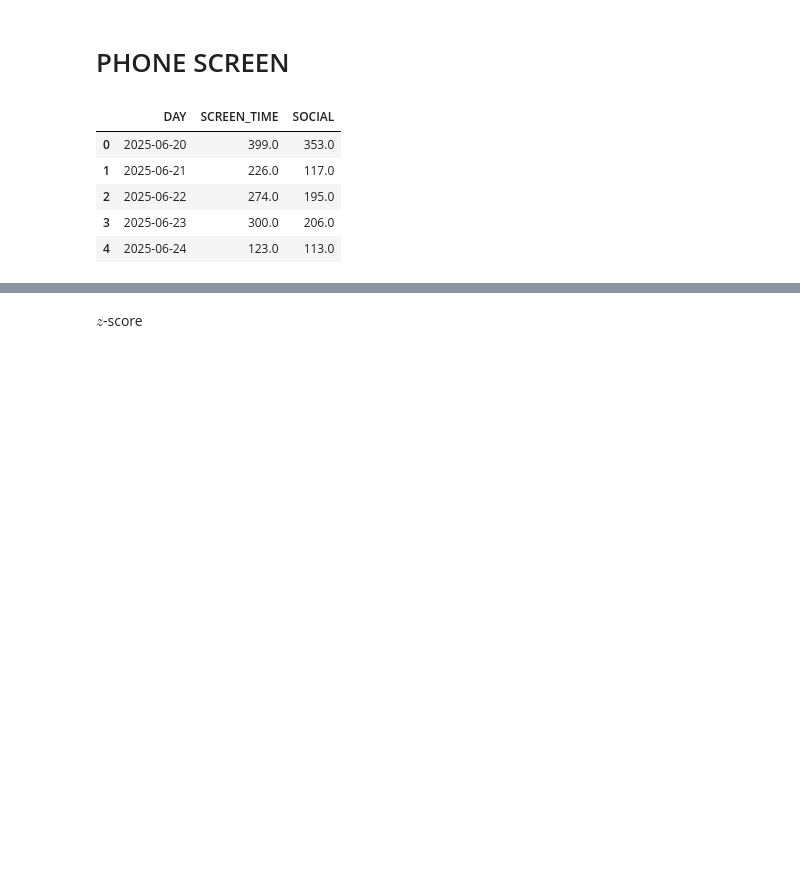
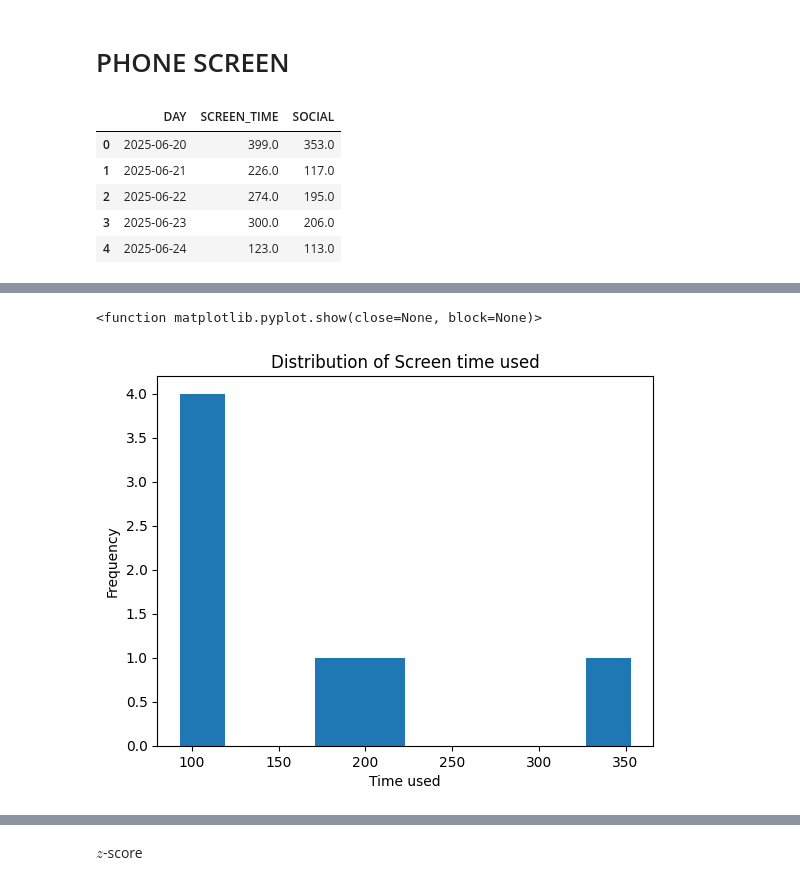
Before and after one commit to Bancie/LearningDB, a Jupyter notebook: da/da_test.ipynb, the cells around one changed output, grey strips where cells are left out. Drawn from its saved outputs; the diff is of its cells as text; code cells hidden in the pictures; blank space fills up the shorter version.

```diff
--- a/da/da_test.ipynb
+++ b/da/da_test.ipynb
@@ -159,3 +163,11 @@ plt.show
+# %%
+ps['SOCIAL'].plot.hist()
+plt.xlabel("Time used")
+plt.title("Distribution of Screen time used")
+plt.show
+# %% [output]
+<function matplotlib.pyplot.show(close=None, block=None)>
+[figure, added]
 # %%
 plt.figure(figsize=(8, 5))
 plt.plot(ps['DAY'], ps['SCREEN_TIME'], marker='o')
```
Also changed, not shown: parts of 11 cells of this notebook, 3 other files.
